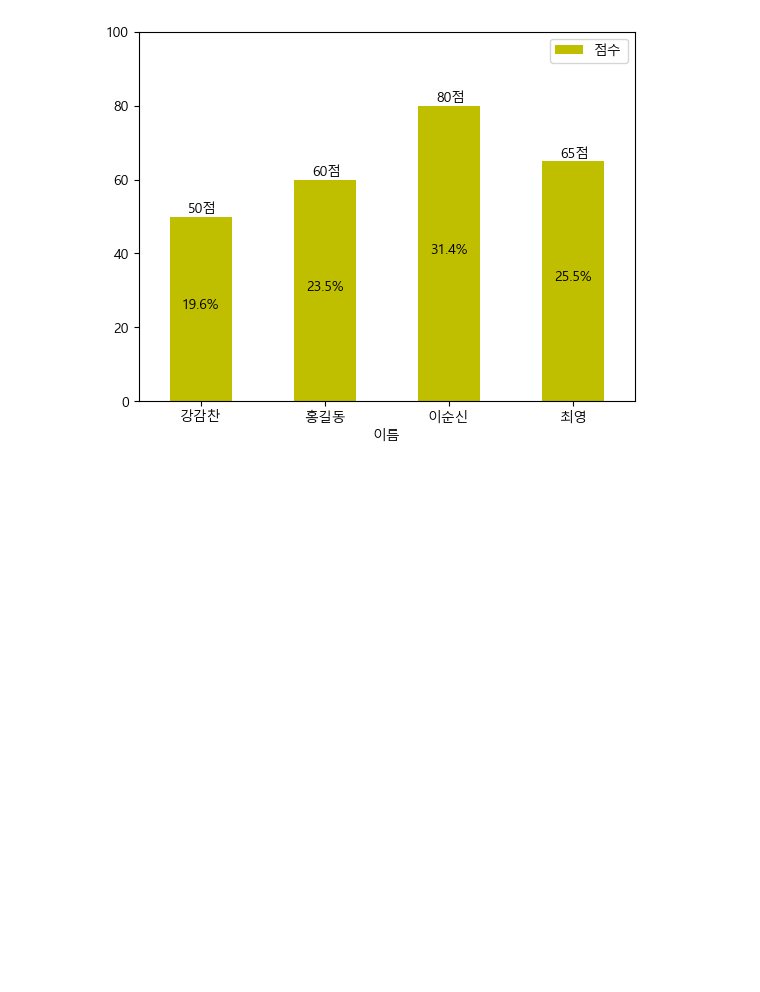
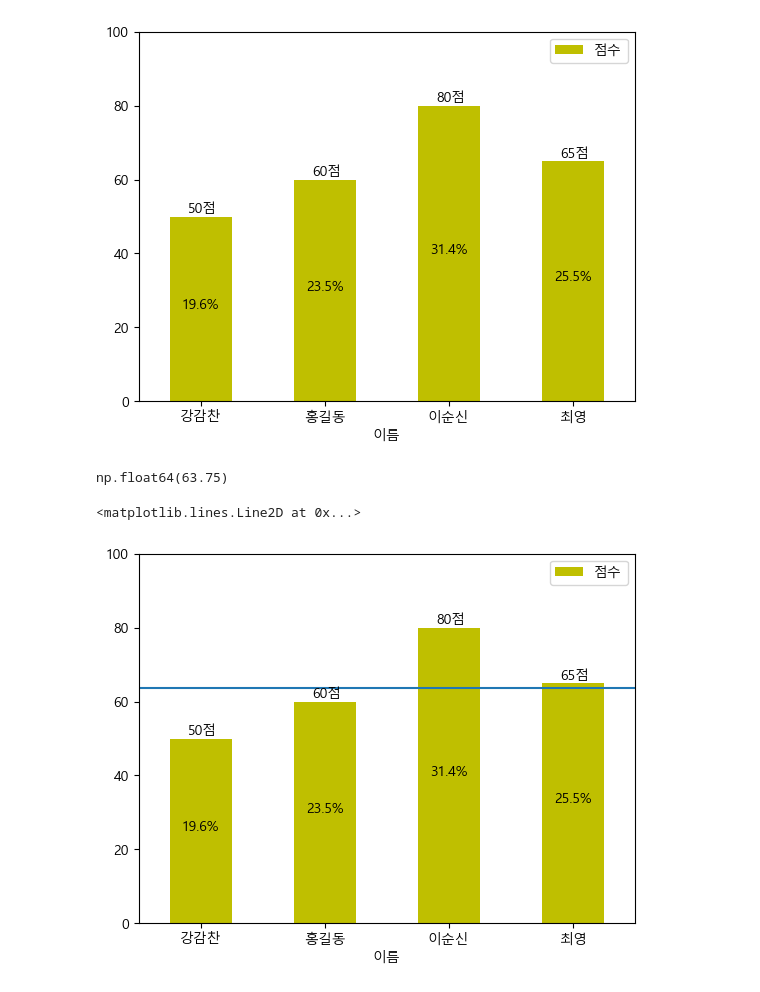
Before and after one commit to sunkyu0711/Python_MegaDataAnalysis_250120, a Jupyter notebook: 6일차_chart_subplots.ipynb, the cells around one changed output. Saved outputs shown, nothing was run; the diff lists cells and outputs as text; code cells hidden in the pictures; blank space fills up the shorter version.

```diff
--- a/6일차_chart_subplots.ipynb
+++ b/6일차_chart_subplots.ipynb
@@ -131,3 +131,19 @@ for i in list(df.index):
 [figure]
 # %%
 # 그래프에 평균 라인 그리기!
+
+meanval=df['점수'].mean()
+meanval
+# %% [output]
+np.float64(63.75)
+# %%
+df.plot(kind='bar',x='이름',rot=0,ylim=[0,100],color='y')
+for i in list(df.index):
+    rate=f'{(df.loc[i]['점수']/df['점수'].sum())*100:.1f}%'
+    plt.text(x=i-0.1,y=df.loc[i]['점수']+1,s=str(df.loc[i]['점수'])+'점')
+    plt.text(x=i-0.15,y=df.loc[i]['점수']/2,s=rate)
+
+plt.axhline(y=meanval)
+# %% [output]
+<matplotlib.lines.Line2D at 0x...>
+[figure, added]
```
Also changed, not shown: parts of 9 cells of this notebook, 1 other file.
